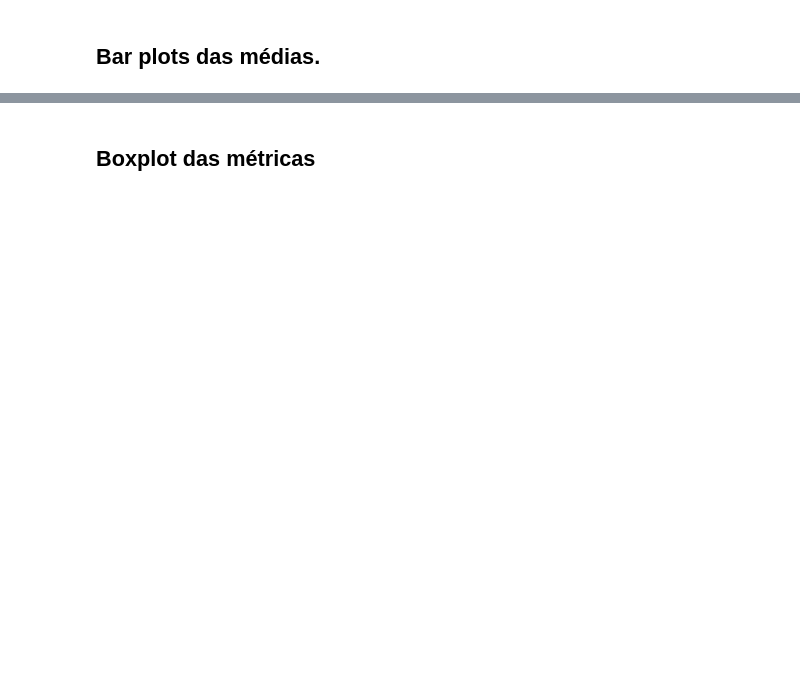
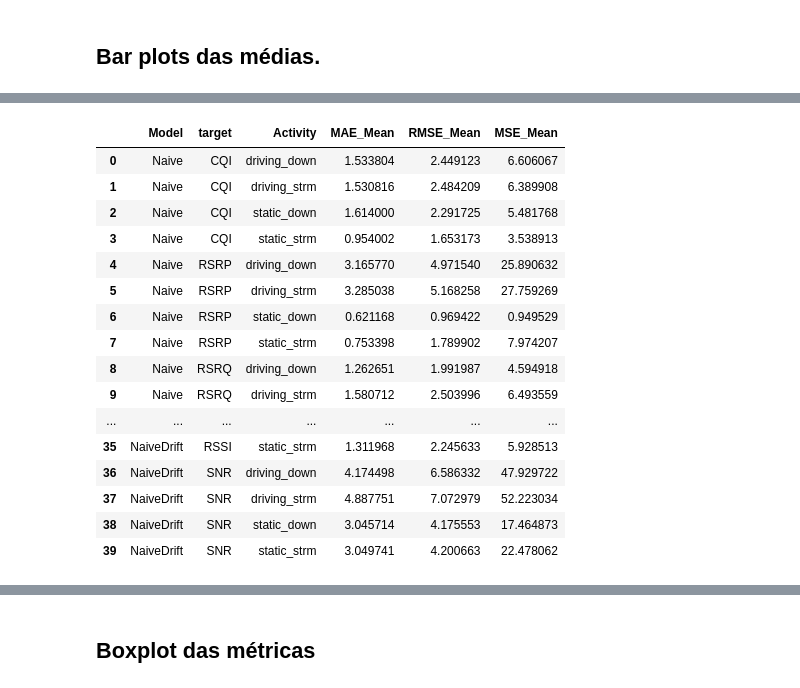
Before and after one commit to ejs94/5g-forecasting, a Jupyter notebook: notebooks/5_plot_results.ipynb, the cells around one changed output, grey strips where cells are left out. Cells and saved outputs as stored; diff of their text form; code cells hidden in the pictures; blank space fills up the shorter version.

```diff
--- a/notebooks/5_plot_results.ipynb
+++ b/notebooks/5_plot_results.ipynb
@@ -105,0 +164,21 @@ plot_bar_for_means_by_target(data)
+# %%
+agg_data = aggregate_metrics(data)
+agg_data
+# %% [output]
+|  | Model | target | Activity | MAE_Mean | RMSE_Mean | MSE_Mean |
+| 0 | Naive | CQI | driving_down | 1.533804 | 2.449123 | 6.606067 |
+| 1 | Naive | CQI | driving_strm | 1.530816 | 2.484209 | 6.389908 |
+| 2 | Naive | CQI | static_down | 1.614000 | 2.291725 | 5.481768 |
+| 3 | Naive | CQI | static_strm | 0.954002 | 1.653173 | 3.538913 |
+| 4 | Naive | RSRP | driving_down | 3.165770 | 4.971540 | 25.890632 |
+| 5 | Naive | RSRP | driving_strm | 3.285038 | 5.168258 | 27.759269 |
+| 6 | Naive | RSRP | static_down | 0.621168 | 0.969422 | 0.949529 |
+| 7 | Naive | RSRP | static_strm | 0.753398 | 1.789902 | 7.974207 |
+| 8 | Naive | RSRQ | driving_down | 1.262651 | 1.991987 | 4.594918 |
+| 9 | Naive | RSRQ | driving_strm | 1.580712 | 2.503996 | 6.493559 |
+| ... | ... | ... | ... | ... | ... | ... |
+| 35 | NaiveDrift | RSSI | static_strm | 1.311968 | 2.245633 | 5.928513 |
+| 36 | NaiveDrift | SNR | driving_down | 4.174498 | 6.586332 | 47.929722 |
+| 37 | NaiveDrift | SNR | driving_strm | 4.887751 | 7.072979 | 52.223034 |
+| 38 | NaiveDrift | SNR | static_down | 3.045714 | 4.175553 | 17.464873 |
+| 39 | NaiveDrift | SNR | static_strm | 3.049741 | 4.200663 | 22.478062 |
```
Also changed, not shown: parts of 17 cells of this notebook, 1 other file.
